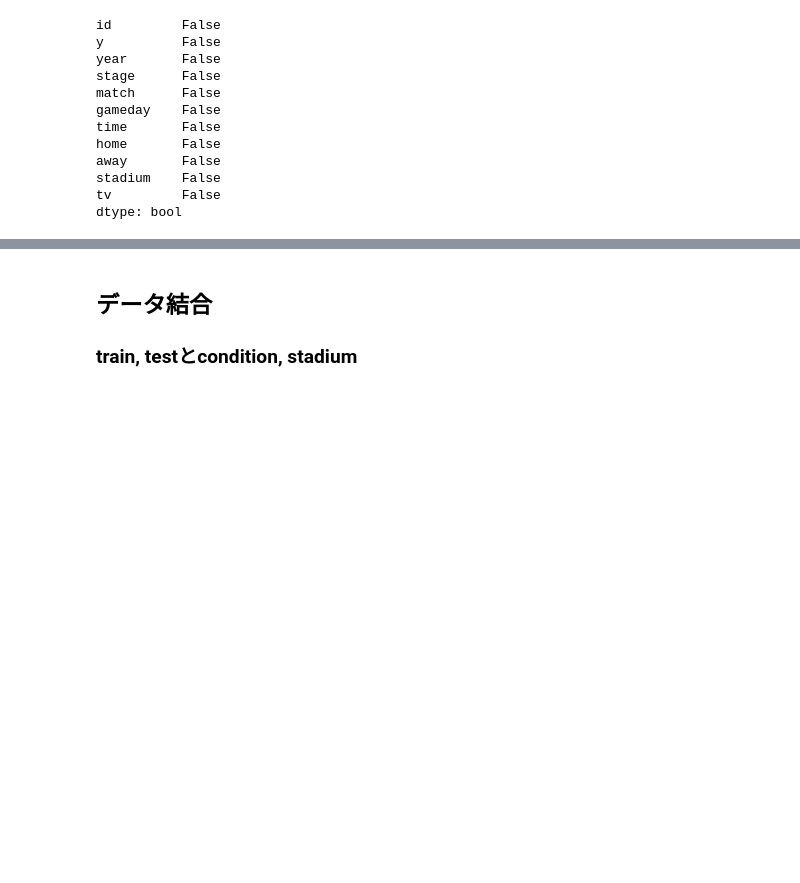
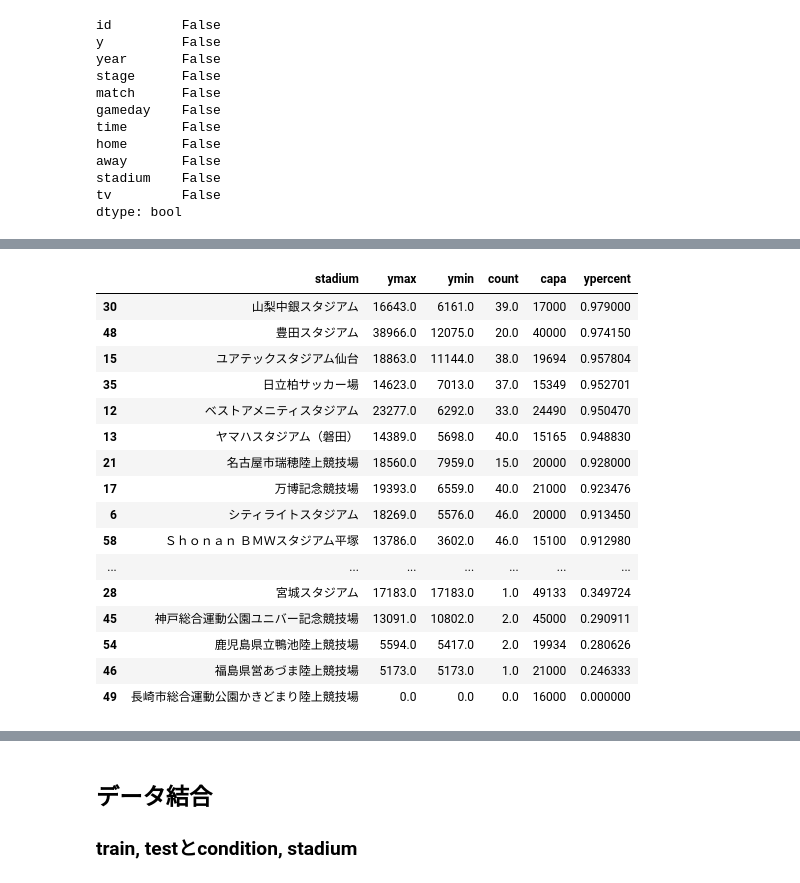
Before and after one commit to ixotech1/dstrainingclass, a Jupyter notebook: study/05/05_Merge_Sample.ipynb, the cells around one changed output, grey strips where cells are left out. Saved outputs shown, nothing was run; the diff lists cells and outputs as text; code cells hidden in the pictures; blank space fills up the shorter version.

```diff
--- a/study/05/05_Merge_Sample.ipynb
+++ b/study/05/05_Merge_Sample.ipynb
@@ -185,0 +202,25 @@ Name: y, dtype: float64
+# %%
+train.groupby("stadium").agg(ymax=("y","max"),ymin=("y","min"),count=("stadium","count")).reset_index()\
+.merge(stadium[["name","capa"]],left_on='stadium', right_on='name',how="outer").fillna(0)\
+.assign(stadium=lambda x:x["name"])\
+.drop("name",axis=1)\
+.assign(ypercent=lambda x: x["ymax"]/x["capa"]).sort_values("ypercent",ascending=False)\
+#.query("count == 1")["name"].to_list()
+# %% [output]
+|  | stadium | ymax | ymin | count | capa | ypercent |
+| 30 | 山梨中銀スタジアム | 16643.0 | 6161.0 | 39.0 | 17000 | 0.979000 |
+| 48 | 豊田スタジアム | 38966.0 | 12075.0 | 20.0 | 40000 | 0.974150 |
+| 15 | ユアテックスタジアム仙台 | 18863.0 | 11144.0 | 38.0 | 19694 | 0.957804 |
+| 35 | 日立柏サッカー場 | 14623.0 | 7013.0 | 37.0 | 15349 | 0.952701 |
+| 12 | ベストアメニティスタジアム | 23277.0 | 6292.0 | 33.0 | 24490 | 0.950470 |
+| 13 | ヤマハスタジアム（磐田） | 14389.0 | 5698.0 | 40.0 | 15165 | 0.948830 |
+| 21 | 名古屋市瑞穂陸上競技場 | 18560.0 | 7959.0 | 15.0 | 20000 | 0.928000 |
+| 17 | 万博記念競技場 | 19393.0 | 6559.0 | 40.0 | 21000 | 0.923476 |
+| 6 | シティライトスタジアム | 18269.0 | 5576.0 | 46.0 | 20000 | 0.913450 |
+| 58 | Ｓｈｏｎａｎ ＢＭＷスタジアム平塚 | 13786.0 | 3602.0 | 46.0 | 15100 | 0.912980 |
+| ... | ... | ... | ... | ... | ... | ... |
+| 28 | 宮城スタジアム | 17183.0 | 17183.0 | 1.0 | 49133 | 0.349724 |
+| 45 | 神戸総合運動公園ユニバー記念競技場 | 13091.0 | 10802.0 | 2.0 | 45000 | 0.290911 |
+| 54 | 鹿児島県立鴨池陸上競技場 | 5594.0 | 5417.0 | 2.0 | 19934 | 0.280626 |
+| 46 | 福島県営あづま陸上競技場 | 5173.0 | 5173.0 | 1.0 | 21000 | 0.246333 |
+| 49 | 長崎市総合運動公園かきどまり陸上競技場 | 0.0 | 0.0 | 0.0 | 16000 | 0.000000 |
```
Also changed, not shown: parts of 10 cells of this notebook, 25 other files.
